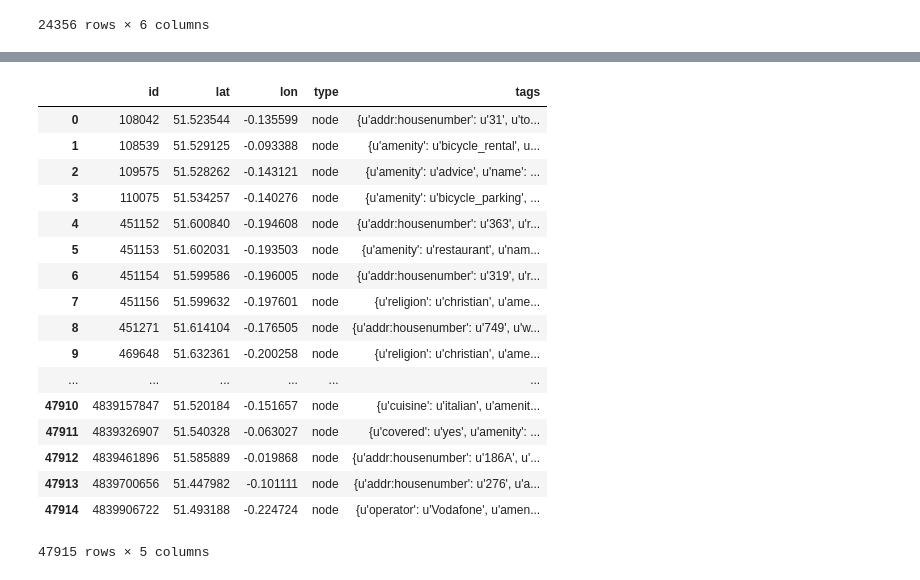
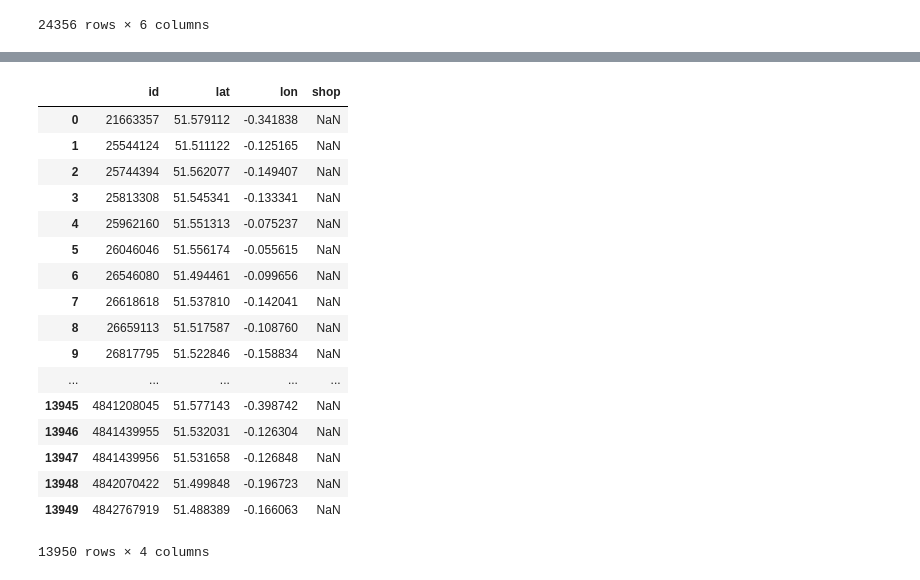
Before and after one commit to mateoneira/UrbanDNA, a Jupyter notebook: data/3a1m_DataCollection.ipynb, the cells around one changed output, grey strips where cells are left out. Drawn from its saved outputs; the diff is of its cells as text; code cells hidden in the pictures.

```diff
--- a/data/3a1m_DataCollection.ipynb
+++ b/data/3a1m_DataCollection.ipynb
@@ -345,16 +382,14 @@ TypeError: cannot concatenate 'str' and 'int' objects
 # %%
-#NOT WORKING YET.. Trying to get the coordinates from the first node id in the [way] dataframe (df2)
-
-#this query is built by especifying a node ID to extract the coordinates of said node (pertaining to ways)
+#this query is built by especifying a node and a bounding box
 bbox="({},{},{},{})"
 bbox=bbox.format(bbox_south, bbox_west,bbox_north, bbox_east)
-query3 = 'node["amenities"]{}'
-query3 = query3.format(bbox)
-url3 = url_template.format(output, query3)
+query = 'node["shop"]{}'
+query = query.format(bbox)
+url = url_template.format(output, query)
 
-#make request (ways-- node id)
-response3 = requests.get(url3, timeout=60)
-json_dict_data3 = response3.json()
+#make request (nodes)
+response = requests.get(url, timeout=60)
+json_dict_data = response.json()
 
-json_dict_data3 #this is a dictionary
+json_dict_data #this is a dictionary
 # %% [output]
@@ -433,23 +413,28 @@ json_list_data3
-# %%
-labels3 = ['id', 'lat', 'lon', 'type', 'tags' ]
-df3 = pd.DataFrame.from_records(json_list_data3, columns = labels3)
-df3
-# %% [output]
-|  | id | lat | lon | type | tags |
-| 0 | 108042 | 51.523544 | -0.135599 | node | {u'addr:housenumber': u'31', u'to... |
-| 1 | 108539 | 51.529125 | -0.093388 | node | {u'amenity': u'bicycle_rental', u... |
-| 2 | 109575 | 51.528262 | -0.143121 | node | {u'amenity': u'advice', u'name': ... |
-| 3 | 110075 | 51.534257 | -0.140276 | node | {u'amenity': u'bicycle_parking', ... |
-| 4 | 451152 | 51.600840 | -0.194608 | node | {u'addr:housenumber': u'363', u'r... |
-| 5 | 451153 | 51.602031 | -0.193503 | node | {u'amenity': u'restaurant', u'nam... |
-| 6 | 451154 | 51.599586 | -0.196005 | node | {u'addr:housenumber': u'319', u'r... |
-| 7 | 451156 | 51.599632 | -0.197601 | node | {u'religion': u'christian', u'ame... |
-| 8 | 451271 | 51.614104 | -0.176505 | node | {u'addr:housenumber': u'749', u'w... |
-| 9 | 469648 | 51.632361 | -0.200258 | node | {u'religion': u'christian', u'ame... |
-| ... | ... | ... | ... | ... | ... |
-| 47910 | 4839157847 | 51.520184 | -0.151657 | node | {u'cuisine': u'italian', u'amenit... |
-| 47911 | 4839326907 | 51.540328 | -0.063027 | node | {u'covered': u'yes', u'amenity': ... |
-| 47912 | 4839461896 | 51.585889 | -0.019868 | node | {u'addr:housenumber': u'186A', u'... |
-| 47913 | 4839700656 | 51.447982 | -0.101111 | node | {u'addr:housenumber': u'276', u'a... |
-| 47914 | 4839906722 | 51.493188 | -0.224724 | node | {u'operator': u'Vodafone', u'amen... |
-47915 rows × 5 columns
+# %%
+# column title for nodes dataframe
+#nodes list
+json_list_data = json_dict_data['elements']
+json_list_data
+
+labels = ['id', 'lat', 'lon', 'shop' ]
+df = pd.DataFrame.from_records(json_list_data, columns = labels)
+df
+# %% [output]
+|  | id | lat | lon | shop |
+| 0 | 21663357 | 51.579112 | -0.341838 | NaN |
+| 1 | 25544124 | 51.511122 | -0.125165 | NaN |
+| 2 | 25744394 | 51.562077 | -0.149407 | NaN |
+| 3 | 25813308 | 51.545341 | -0.133341 | NaN |
+| 4 | 25962160 | 51.551313 | -0.075237 | NaN |
+| 5 | 26046046 | 51.556174 | -0.055615 | NaN |
+| 6 | 26546080 | 51.494461 | -0.099656 | NaN |
+| 7 | 26618618 | 51.537810 | -0.142041 | NaN |
+| 8 | 26659113 | 51.517587 | -0.108760 | NaN |
+| 9 | 26817795 | 51.522846 | -0.158834 | NaN |
+| ... | ... | ... | ... | ... |
+| 13945 | 4841208045 | 51.577143 | -0.398742 | NaN |
+| 13946 | 4841439955 | 51.532031 | -0.126304 | NaN |
+| 13947 | 4841439956 | 51.531658 | -0.126848 | NaN |
+| 13948 | 4842070422 | 51.499848 | -0.196723 | NaN |
+| 13949 | 4842767919 | 51.488389 | -0.166063 | NaN |
+13950 rows × 4 columns
```
Also changed, not shown: parts of 30 cells of this notebook, 16 other files.
